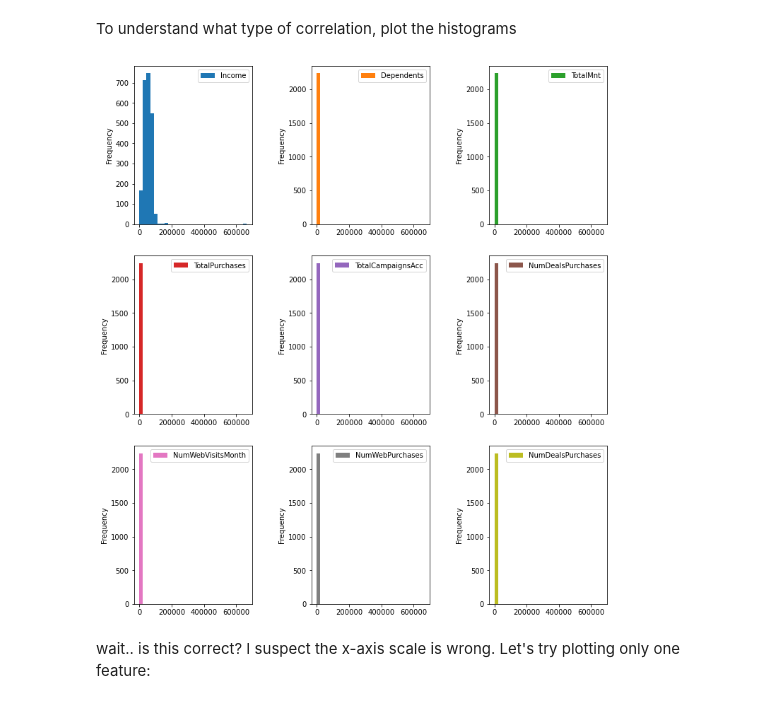
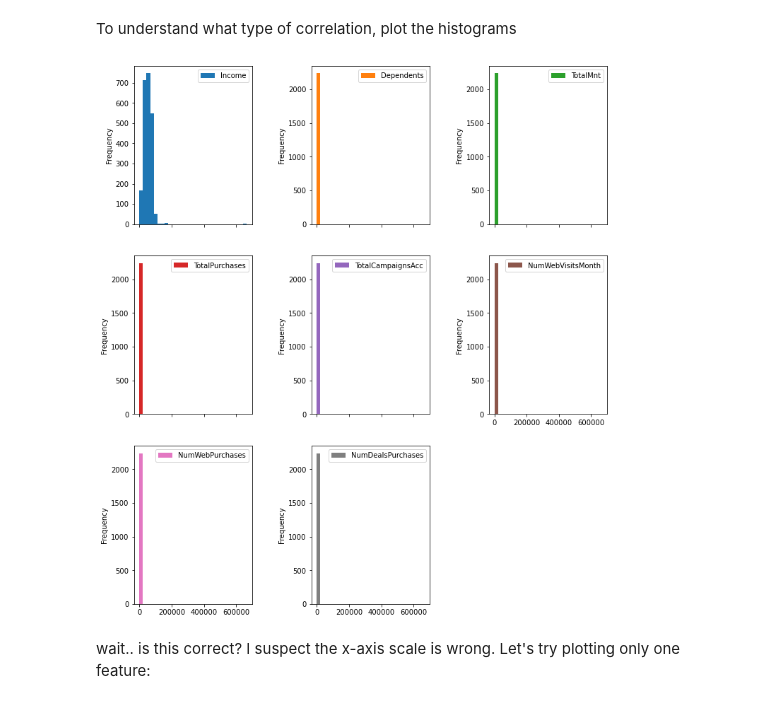
Before and after one commit to nlihin/data-analytics, a Jupyter notebook: unit6 - EDA_example.ipynb, the cells around one changed output. Drawn from its saved outputs; the diff is of its cells as text; code cells hidden in the pictures.

```diff
--- a/unit6 - EDA_example.ipynb
+++ b/unit6 - EDA_example.ipynb
@@ -304,11 +305,11 @@ To find patterns in the data, we need to find correlations in the data
 # %% [markdown]
 To understand what type of correlation, plot the histograms
 # %%
-features = ['Income', 'Dependents','TotalMnt','TotalPurchases', 'TotalCampaignsAcc', 'NumDealsPurchases', 'NumWebVisitsMonth', 'NumWebPurchases', 'NumDealsPurchases']
+features = ['Income', 'Dependents','TotalMnt','TotalPurchases', 'TotalCampaignsAcc', 'NumWebVisitsMonth', 'NumWebPurchases', 'NumDealsPurchases']
 mrkt_df[features].plot(subplots=True, layout=(3,3), kind='hist', figsize=(12,14), bins = 30)
 plt.subplots_adjust(wspace=0.5);
 # %% [output]
-[figure, old version]
+[figure, new version]
 # %% [markdown]
 wait.. is this correct? I suspect the x-axis scale is wrong. Let's try plotting only one feature:
 # %%
```
Also changed, not shown: parts of 29 cells of this notebook.
